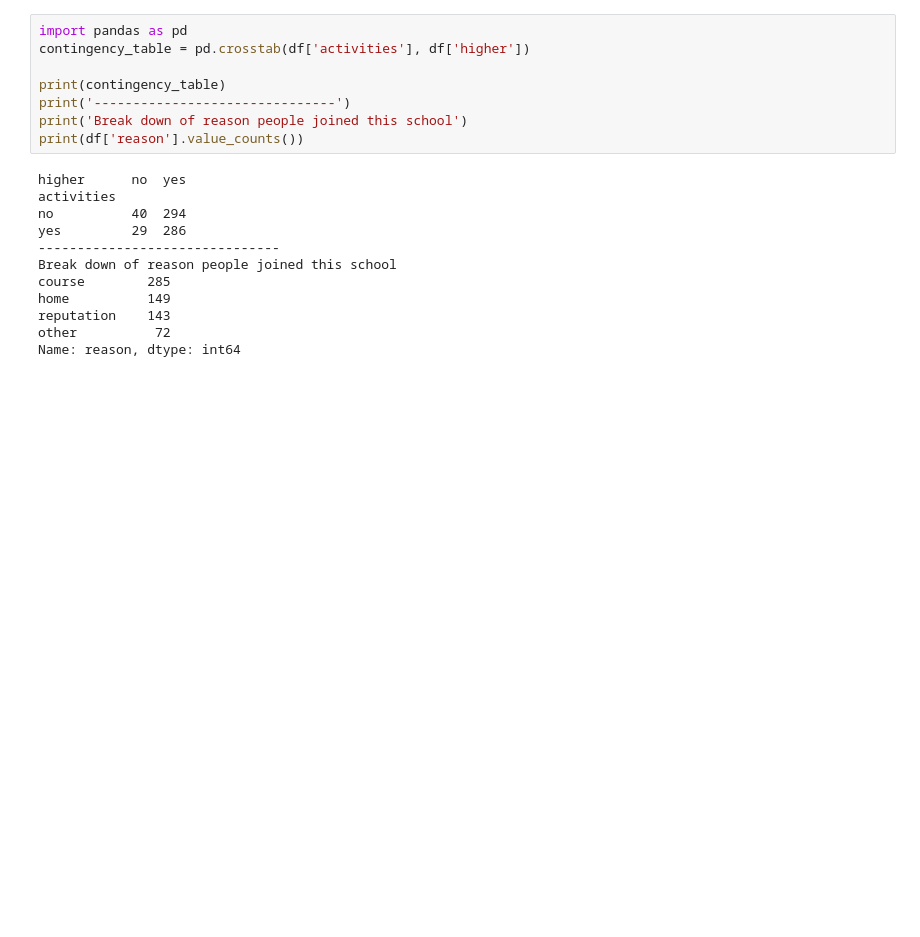
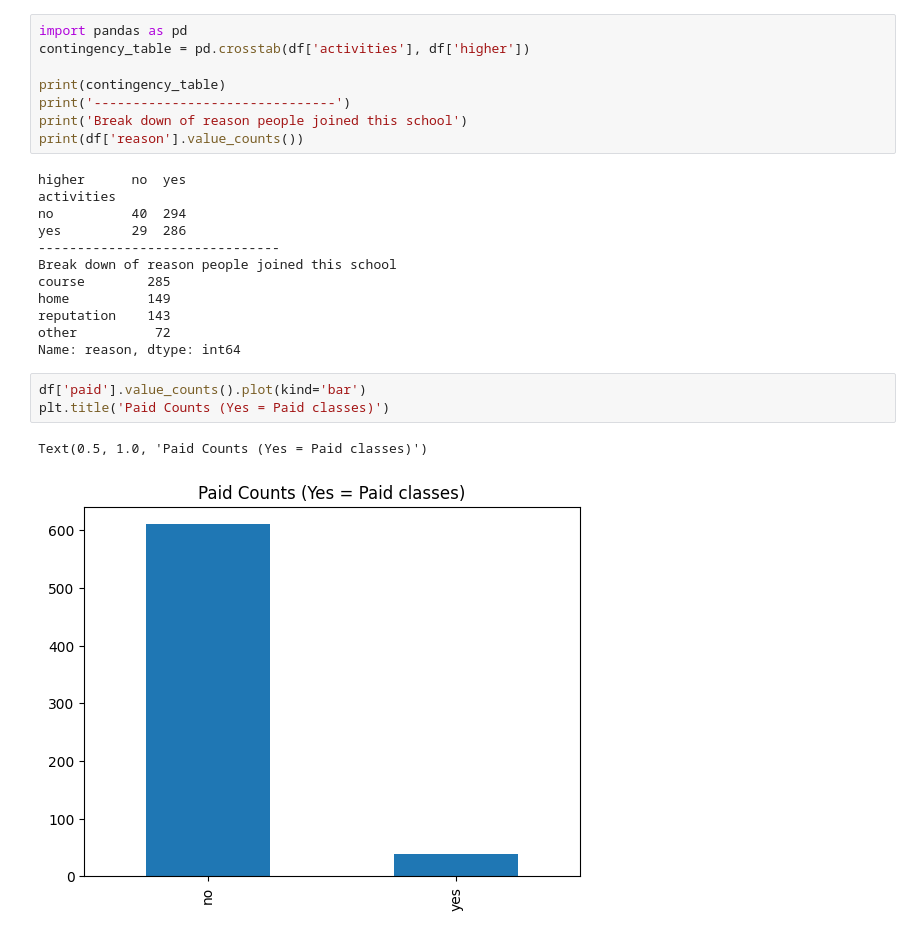
Before and after one commit to arjun37602/CCNLab, a Jupyter notebook: school.ipynb, the cells around one changed output. Drawn from its saved outputs; the diff is of its cells as text; blank space fills up the shorter version.

```diff
--- a/school.ipynb
+++ b/school.ipynb
@@ -210,3 +214,9 @@ home          149
 reputation    143
 other          72
 Name: reason, dtype: int64
+# %%
+df['paid'].value_counts().plot(kind='bar')
+plt.title('Paid Counts (Yes = Paid classes)')
+# %% [output]
+Text(0.5, 1.0, 'Paid Counts (Yes = Paid classes)')
+[figure, added]
```
Also changed, not shown: parts of 19 cells of this notebook, 3 other files.
